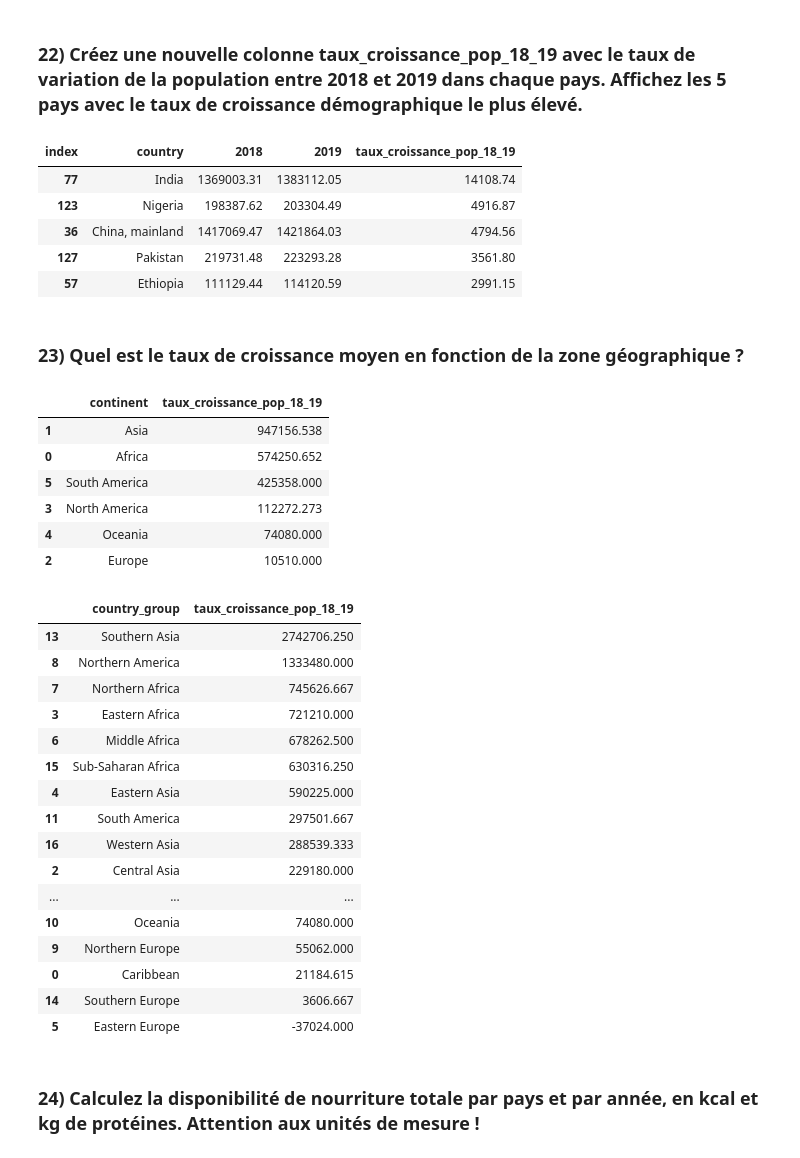
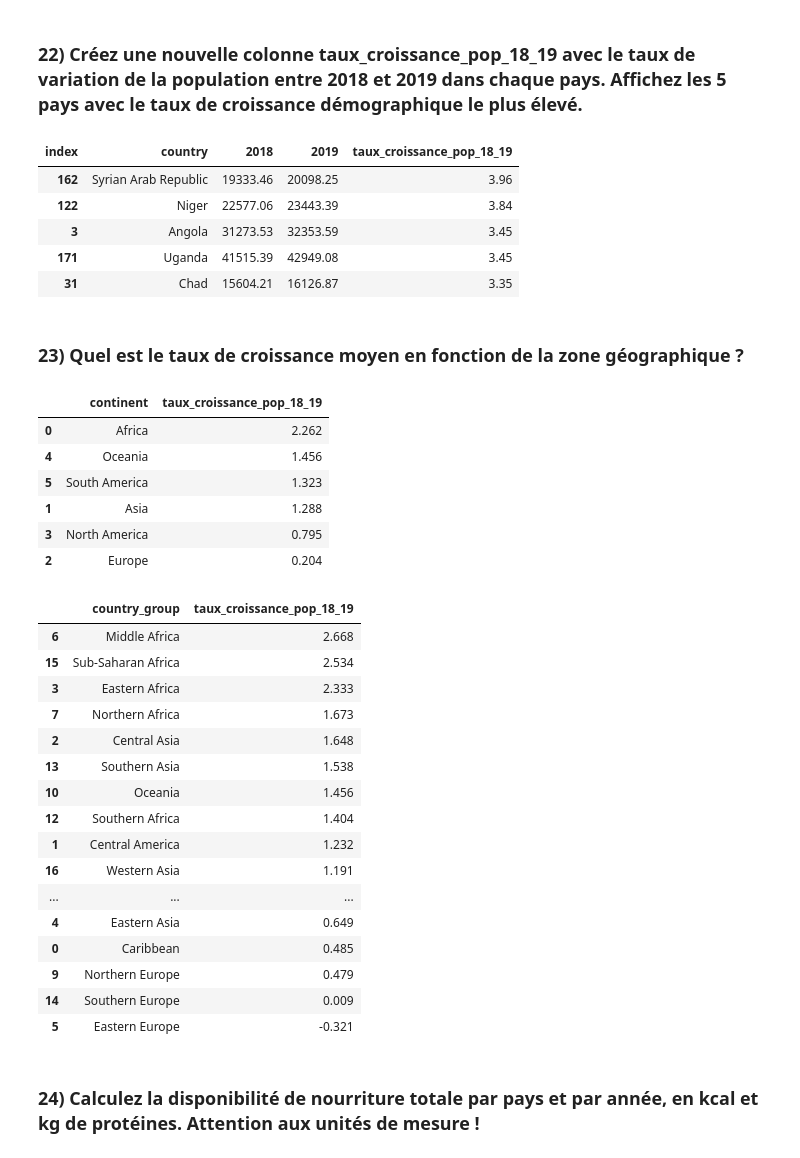
Before and after one commit to t7bo/pandas_fao, a Jupyter notebook: main.ipynb, the cells around one changed output. Saved outputs shown, nothing was run; the diff lists cells and outputs as text; code cells hidden in the pictures.

```diff
--- a/main.ipynb
+++ b/main.ipynb
@@ -505,15 +505,15 @@ test = final_df.groupby(["country", "year"])["pop_1000_hab"].first().reset_index
 test = test.rename(columns={"year" : "index"})
 test = test.pivot_table(index=["country"], columns="index", values="pop_1000_hab")
 test = test.reset_index()
-test["taux_croissance_pop_18_19"] = test[2019] - test[2018]
+test["taux_croissance_pop_18_19"] = round((test[2019] - test[2018])/test[2018]*100, 2)
 test.sort_values(by="taux_croissance_pop_18_19", ascending=False).head(5)
 # %% [output]
 | index | country | 2018 | 2019 | taux_croissance_pop_18_19 |
-| 77 | India | 1369003.31 | 1383112.05 | 14108.74 |
-| 123 | Nigeria | 198387.62 | 203304.49 | 4916.87 |
-| 36 | China, mainland | 1417069.47 | 1421864.03 | 4794.56 |
-| 127 | Pakistan | 219731.48 | 223293.28 | 3561.80 |
-| 57 | Ethiopia | 111129.44 | 114120.59 | 2991.15 |
+| 162 | Syrian Arab Republic | 19333.46 | 20098.25 | 3.96 |
+| 122 | Niger | 22577.06 | 23443.39 | 3.84 |
+| 3 | Angola | 31273.53 | 32353.59 | 3.45 |
+| 171 | Uganda | 41515.39 | 42949.08 | 3.45 |
+| 31 | Chad | 15604.21 | 16126.87 | 3.35 |
 # %% [markdown]
 ### 23) Quel est le taux de croissance moyen en fonction de la zone géographique ?
 # %%
@@ -521,45 +521,45 @@ test = final_df.groupby(["continent", "country_group", "country", "year"])["pop_
 test = test.rename(columns={"year" : "index"})
 test = test.pivot_table(index=["country", "continent", "country_group"], columns="index", values="pop_1000_hab")
 test = test.reset_index()
-test["taux_croissance_pop_18_19"] = (test[2019] - test[2018])*1000
+test["taux_croissance_pop_18_19"] = round((test[2019] - test[2018])/test[2018]*100, 2)
 test = test.groupby("continent")["taux_croissance_pop_18_19"].mean()
 test = test.reset_index()
 round(test.sort_values(by="taux_croissance_pop_18_19", ascending=False), 3)
 # %% [output]
 |  | continent | taux_croissance_pop_18_19 |
-| 1 | Asia | 947156.538 |
-| 0 | Africa | 574250.652 |
-| 5 | South America | 425358.000 |
-| 3 | North America | 112272.273 |
-| 4 | Oceania | 74080.000 |
-| 2 | Europe | 10510.000 |
+| 0 | Africa | 2.262 |
+| 4 | Oceania | 1.456 |
+| 5 | South America | 1.323 |
+| 1 | Asia | 1.288 |
+| 3 | North America | 0.795 |
+| 2 | Europe | 0.204 |
 # %%
 test = final_df.groupby(["country_group", "country", "year"])["pop_1000_hab"].first().reset_index()
 test = test.rename(columns={"year" : "index"})
 test = test.pivot_table(index=["country", "country_group"], columns="index", values="pop_1000_hab")
 test = test.reset_index()
-test["taux_croissance_pop_18_19"] = (test[2019] - test[2018])*1000
+test["taux_croissance_pop_18_19"] = round((test[2019] - test[2018])/test[2018]*100, 2)
 test = test.groupby("country_group")["taux_croissance_pop_18_19"].mean()
 test = test.reset_index()
 round(test.sort_values(by = "taux_croissance_pop_18_19", ascending=False), 3)
 # %% [output]
 |  | country_group | taux_croissance_pop_18_19 |
-| 13 | Southern Asia | 2742706.250 |
-| 8 | Northern America | 1333480.000 |
-| 7 | Northern Africa | 745626.667 |
-| 3 | Eastern Africa | 721210.000 |
-| 6 | Middle Africa | 678262.500 |
-| 15 | Sub-Saharan Africa | 630316.250 |
-| 4 | Eastern Asia | 590225.000 |
-| 11 | South America | 297501.667 |
-| 16 | Western Asia | 288539.333 |
-| 2 | Central Asia | 229180.000 |
+| 6 | Middle Africa | 2.668 |
+| 15 | Sub-Saharan Africa | 2.534 |
+| 3 | Eastern Africa | 2.333 |
+| 7 | Northern Africa | 1.673 |
+| 2 | Central Asia | 1.648 |
+| 13 | Southern Asia | 1.538 |
+| 10 | Oceania | 1.456 |
+| 12 | Southern Africa | 1.404 |
+| 1 | Central America | 1.232 |
+| 16 | Western Asia | 1.191 |
 | ... | ... | ... |
-| 10 | Oceania | 74080.000 |
-| 9 | Northern Europe | 55062.000 |
-| 0 | Caribbean | 21184.615 |
-| 14 | Southern Europe | 3606.667 |
-| 5 | Eastern Europe | -37024.000 |
+| 4 | Eastern Asia | 0.649 |
+| 0 | Caribbean | 0.485 |
+| 9 | Northern Europe | 0.479 |
+| 14 | Southern Europe | 0.009 |
+| 5 | Eastern Europe | -0.321 |
 # %% [markdown]
 ### 24) Calculez la disponibilité de nourriture totale par pays et par année, en kcal et kg de protéines. Attention aux unités de mesure !
 # %%
```
